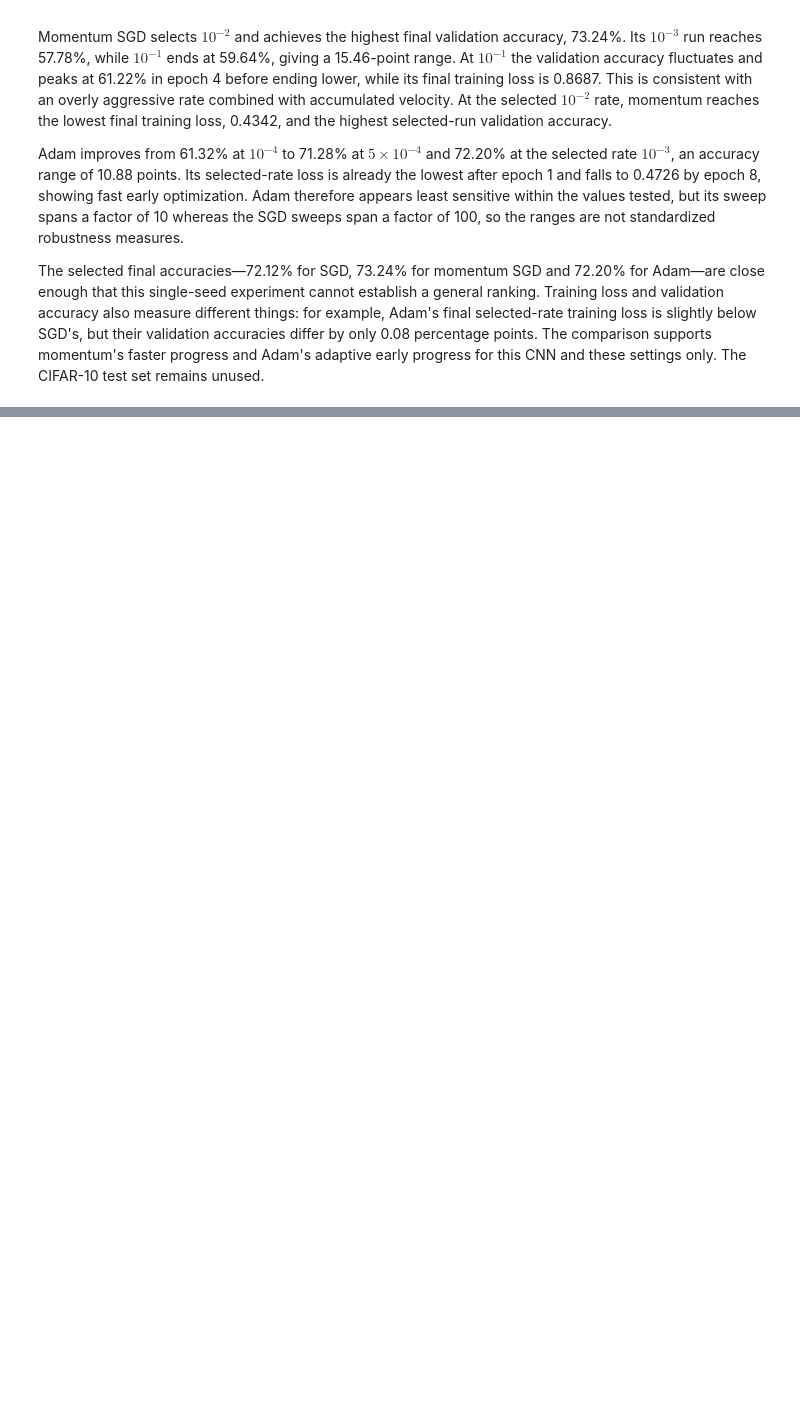
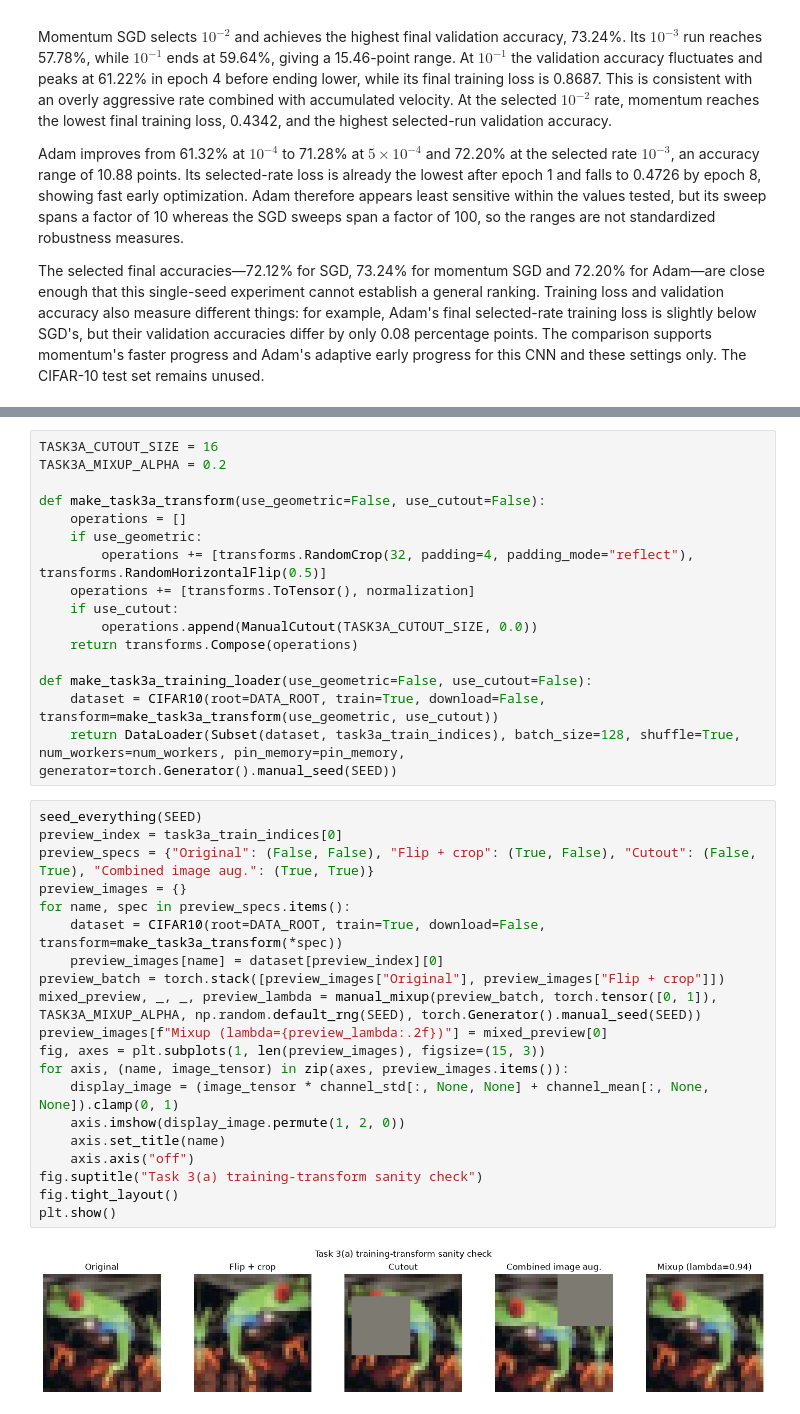
Before and after one commit to LahiruMJ11/CNN-with-CIFAR10, a Jupyter notebook: CNN with CIFAR10.ipynb, the cells around one changed output, grey strips where cells are left out. Drawn from its saved outputs; the diff is of its cells as text; blank space fills up the shorter version.

```diff
--- a/CNN with CIFAR10.ipynb
+++ b/CNN with CIFAR10.ipynb
@@ -1857,0 +1920,38 @@ The selected final accuracies—72.12% for SGD, 73.24% for momentum SGD and 72.2
+# %%
+TASK3A_CUTOUT_SIZE = 16
+TASK3A_MIXUP_ALPHA = 0.2
+
+def make_task3a_transform(use_geometric=False, use_cutout=False):
+    operations = []
+    if use_geometric:
+        operations += [transforms.RandomCrop(32, padding=4, padding_mode="reflect"), transforms.RandomHorizontalFlip(0.5)]
+    operations += [transforms.ToTensor(), normalization]
+    if use_cutout:
+        operations.append(ManualCutout(TASK3A_CUTOUT_SIZE, 0.0))
+    return transforms.Compose(operations)
+
+def make_task3a_training_loader(use_geometric=False, use_cutout=False):
+    dataset = CIFAR10(root=DATA_ROOT, train=True, download=False, transform=make_task3a_transform(use_geometric, use_cutout))
+    return DataLoader(Subset(dataset, task3a_train_indices), batch_size=128, shuffle=True, num_workers=num_workers, pin_memory=pin_memory, generator=torch.Generator().manual_seed(SEED))
+# %%
+seed_everything(SEED)
+preview_index = task3a_train_indices[0]
+preview_specs = {"Original": (False, False), "Flip + crop": (True, False), "Cutout": (False, True), "Combined image aug.": (True, True)}
+preview_images = {}
+for name, spec in preview_specs.items():
+    dataset = CIFAR10(root=DATA_ROOT, train=True, download=False, transform=make_task3a_transform(*spec))
+    preview_images[name] = dataset[preview_index][0]
+preview_batch = torch.stack([preview_images["Original"], preview_images["Flip + crop"]])
+mixed_preview, _, _, preview_lambda = manual_mixup(preview_batch, torch.tensor([0, 1]), TASK3A_MIXUP_ALPHA, np.random.default_rng(SEED), torch.Generator().manual_seed(SEED))
+preview_images[f"Mixup (lambda={preview_lambda:.2f})"] = mixed_preview[0]
+fig, axes = plt.subplots(1, len(preview_images), figsize=(15, 3))
+for axis, (name, image_tensor) in zip(axes, preview_images.items()):
+    display_image = (image_tensor * channel_std[:, None, None] + channel_mean[:, None, None]).clamp(0, 1)
+    axis.imshow(display_image.permute(1, 2, 0))
+    axis.set_title(name)
+    axis.axis("off")
+fig.suptitle("Task 3(a) training-transform sanity check")
+fig.tight_layout()
+plt.show()
+# %% [output]
+[figure, added]
```
Also changed, not shown: parts of 25 cells of this notebook.
